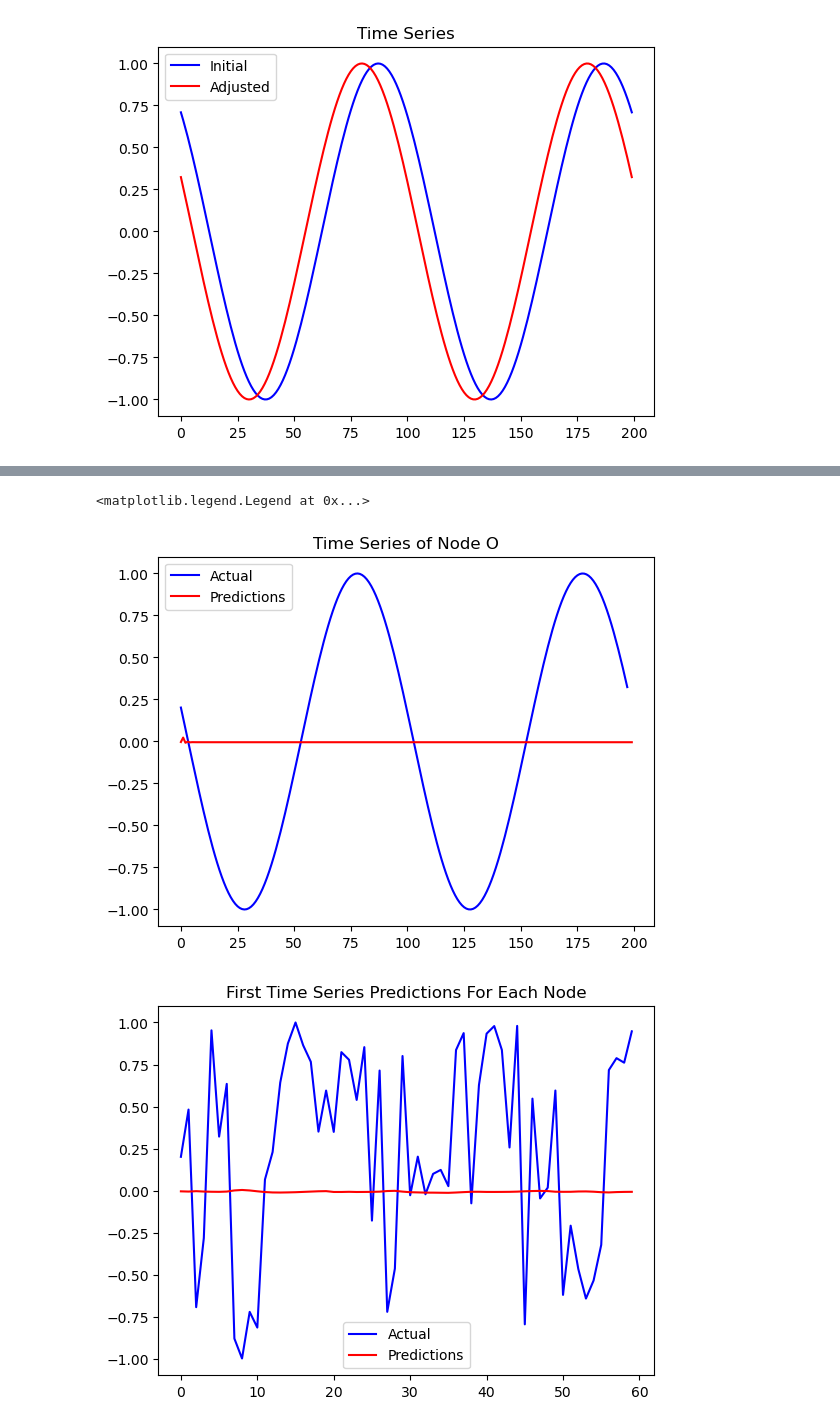
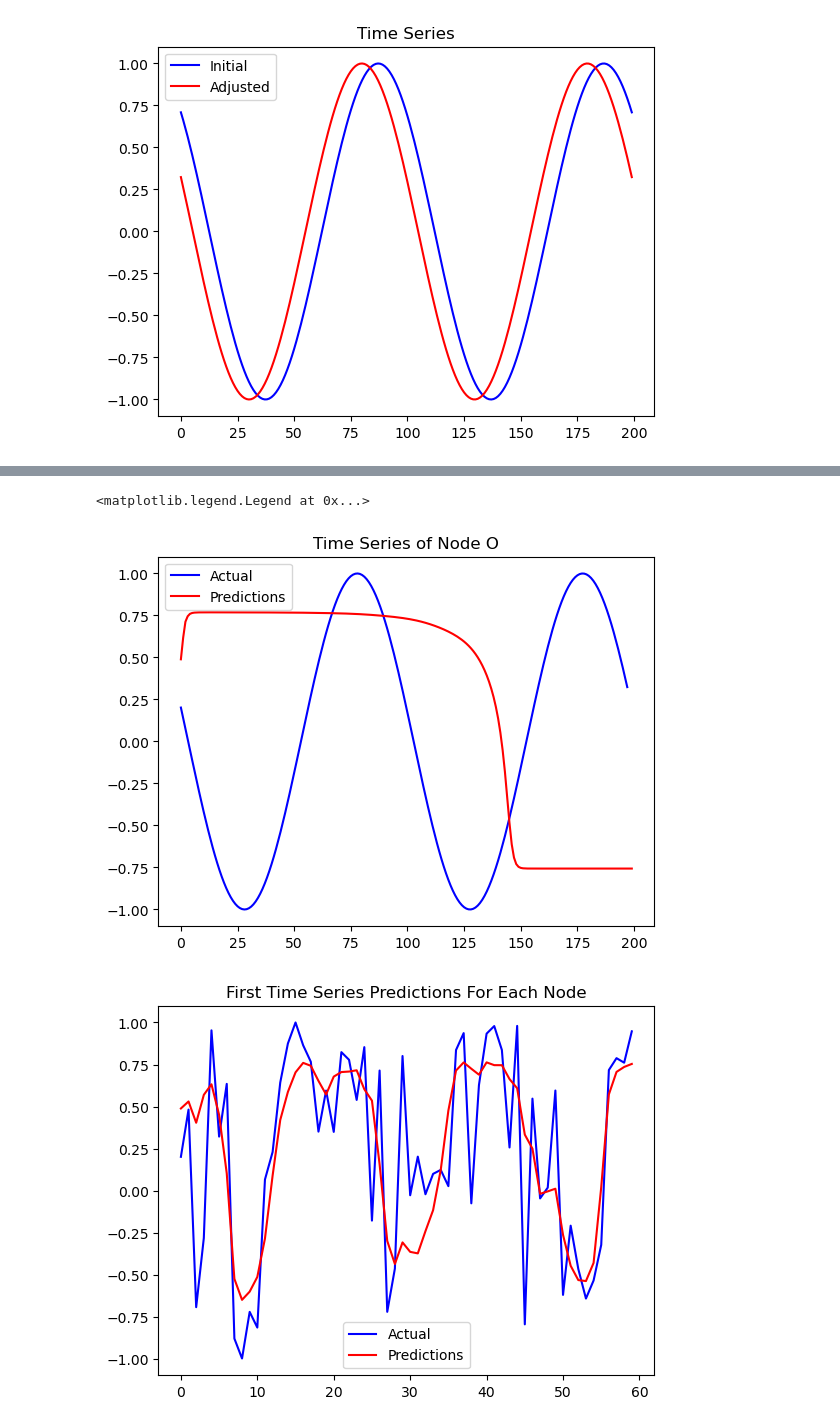
Before and after one commit to winstonqian/Forecast-Node-Time-Series, a Jupyter notebook: Trial Project.ipynb, the cells around one changed output, grey strips where cells are left out. Drawn from its saved outputs; the diff is of its cells as text; code cells hidden in the pictures.

```diff
--- a/Trial Project.ipynb
+++ b/Trial Project.ipynb
@@ -142,7 +142,6 @@ normalized_adjusted_time_series = normalize_time_series(adjusted_time_series)
 
 # Add time series to Data
 data.y = torch.tensor(normalized_adjusted_time_series[:, 0:100], dtype=torch.float)
-data.train = torch.tensor(normalized_adjusted_time_series[:, 0:100], dtype=torch.float)
 
 plt.plot(initial_time_series[0], 'b', label = 'Initial')
 plt.plot(normalized_adjusted_time_series[0], 'r', label = 'Adjusted')
@@ -163,11 +162,11 @@ class GNNModel(MessagePassing):
         # Linear layer for forecasting the next time step value
         self.linear = nn.Linear(hidden_channels, out_channel)
 
-    def forward(self, data):
+    def forward(self, data, t):
         y, edge_index = data.y, data.edge_index
 
         # Use the last two time step value from y
-        last_two_time_step_values = y[:, -2:]
+        last_two_time_step_values = y[:, t:t+2]
 
         # Pass through the 2 GCNConv layers with a non-linear layer after each linear layer
         # Used tanh as its range is from -1 to 1 which is the same as range of sin function
@@ -239,39 +240,37 @@ def predictions(model, data, num_time_steps):
     num_nodes = data.num_nodes
     predictions = torch.zeros((num_nodes, num_time_steps), dtype=torch.float)
 
-    # Initial time series
-    current_time_series = data.y
-
     model.eval()  # Set the model to evaluation mode
     with torch.no_grad():
         for t in range(num_time_steps):
             # Predict the next time step value
-            predicted_next_values = model(data)
+            predicted_next_values = model(data, t)
 
             # Store the predictions
             predictions[:, t] = predicted_next_values.squeeze()
 
             # Prepare the features for the next time step
             if t < num_time_steps - 1:
                 data.y = torch.cat((data.y, predicted_next_values), dim=1)
 
     return predictions
 
-# Perform the auto-regressive prediction
-data.y = torch.tensor(normalized_adjusted_time_series[:, 0:2], dtype=torch.float)
-predictions = predictions(model, data, time_steps)
+# Perform the auto-regressive prediction (Starting with First 2 Time Steps)
+data_prediction = data.clone()
+data_prediction.y = torch.tensor(normalized_adjusted_time_series[:, 0:2], dtype=torch.float)
+predictions = predictions(model, data_prediction, time_steps)
 
 plt.plot(normalized_adjusted_time_series[0, 2:], 'b', label = 'Actual')
 plt.plot(predictions[0, :], 'r', label = 'Predictions')
 plt.title("Time Series of Node O")
 plt.legend()
 
 plt.figure()
 plt.plot(normalized_adjusted_time_series[:, 2], 'b', label = 'Actual')
 plt.plot(predictions[:, 0], 'r', label = 'Predictions')
 plt.title("First Time Series Predictions For Each Node")
 plt.legend()
 # %% [output]
 <matplotlib.legend.Legend at 0x...>
-[figure, old version]
+[figure, new version]
-[figure, old version]
+[figure, new version]
```
Also changed, not shown: parts of 1 cell of this notebook.
